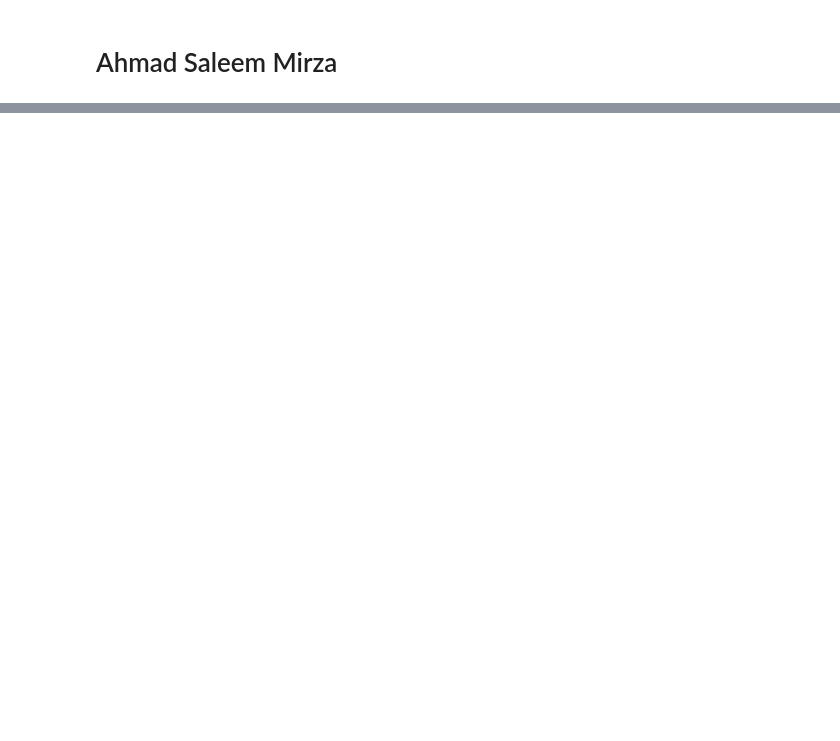
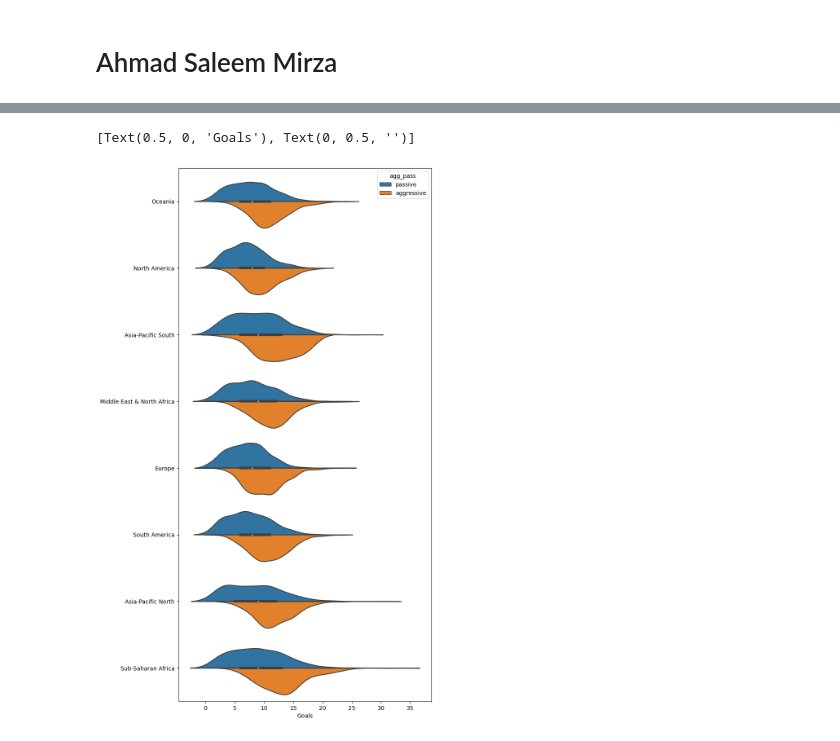
Before and after one commit to ahmadsm1/Rocket-League-Winning-Strategies, a Jupyter notebook: notebooks/analysis1.ipynb, the cells around one changed output, grey strips where cells are left out. Cells and saved outputs as stored; diff of their text form; code cells hidden in the pictures; blank space fills up the shorter version.

```diff
--- a/notebooks/analysis1.ipynb
+++ b/notebooks/analysis1.ipynb
@@ -24,0 +163,8 @@ pd.read_csv('../data/raw/matches_by_teams.csv')
+# %%
+q2 = pf.region_agg(result)
+
+plt.figure(figsize=(8,17))
+sns.violinplot(x='core_goals',y='team_region',data=q2, hue='agg_pass',split=True).set(xlabel="Goals", ylabel="")
+# %% [output]
+[Text(0.5, 0, 'Goals'), Text(0, 0.5, '')]
+[figure, added]
```
Also changed, not shown: parts of 31 cells of this notebook, 4 other files.
